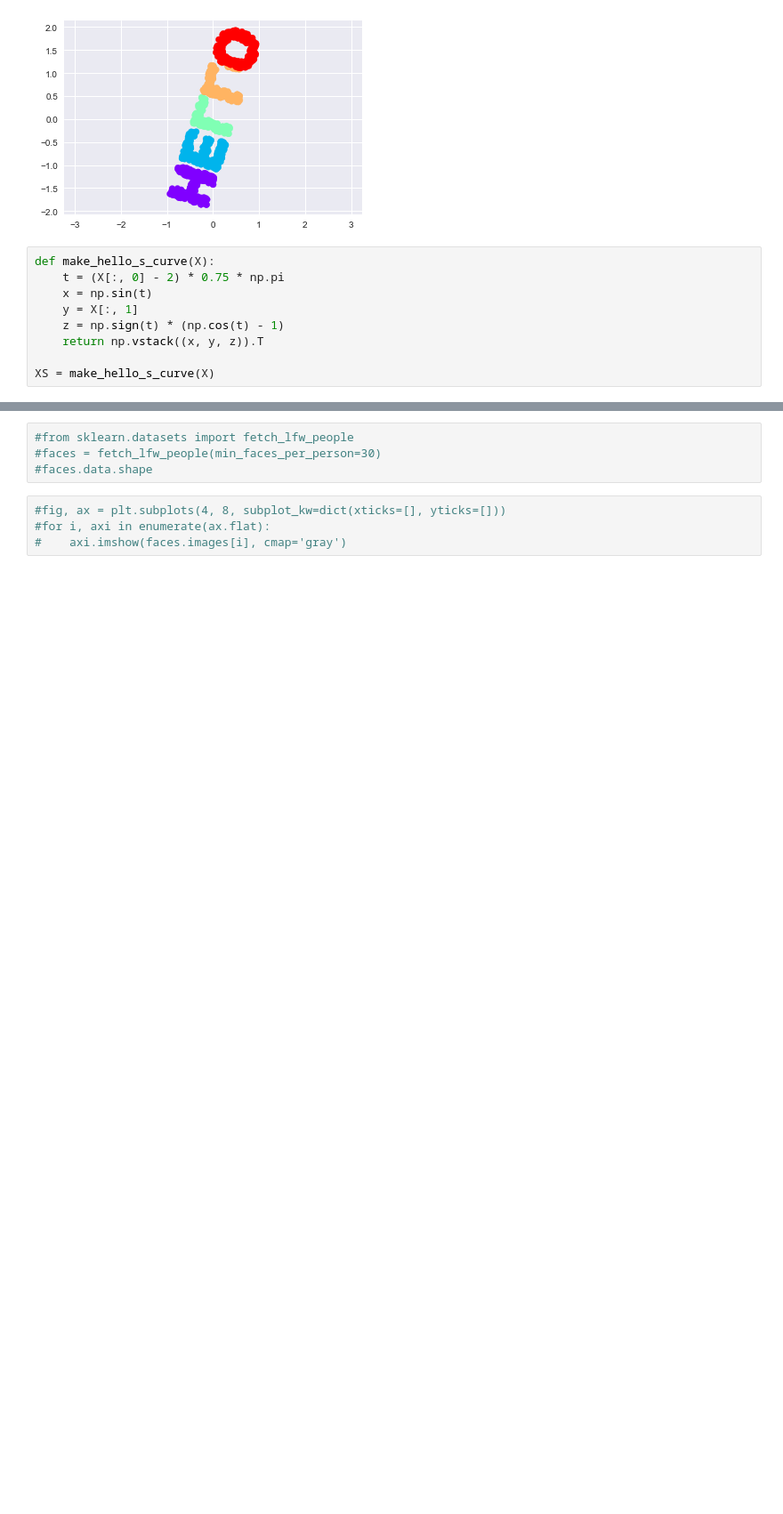
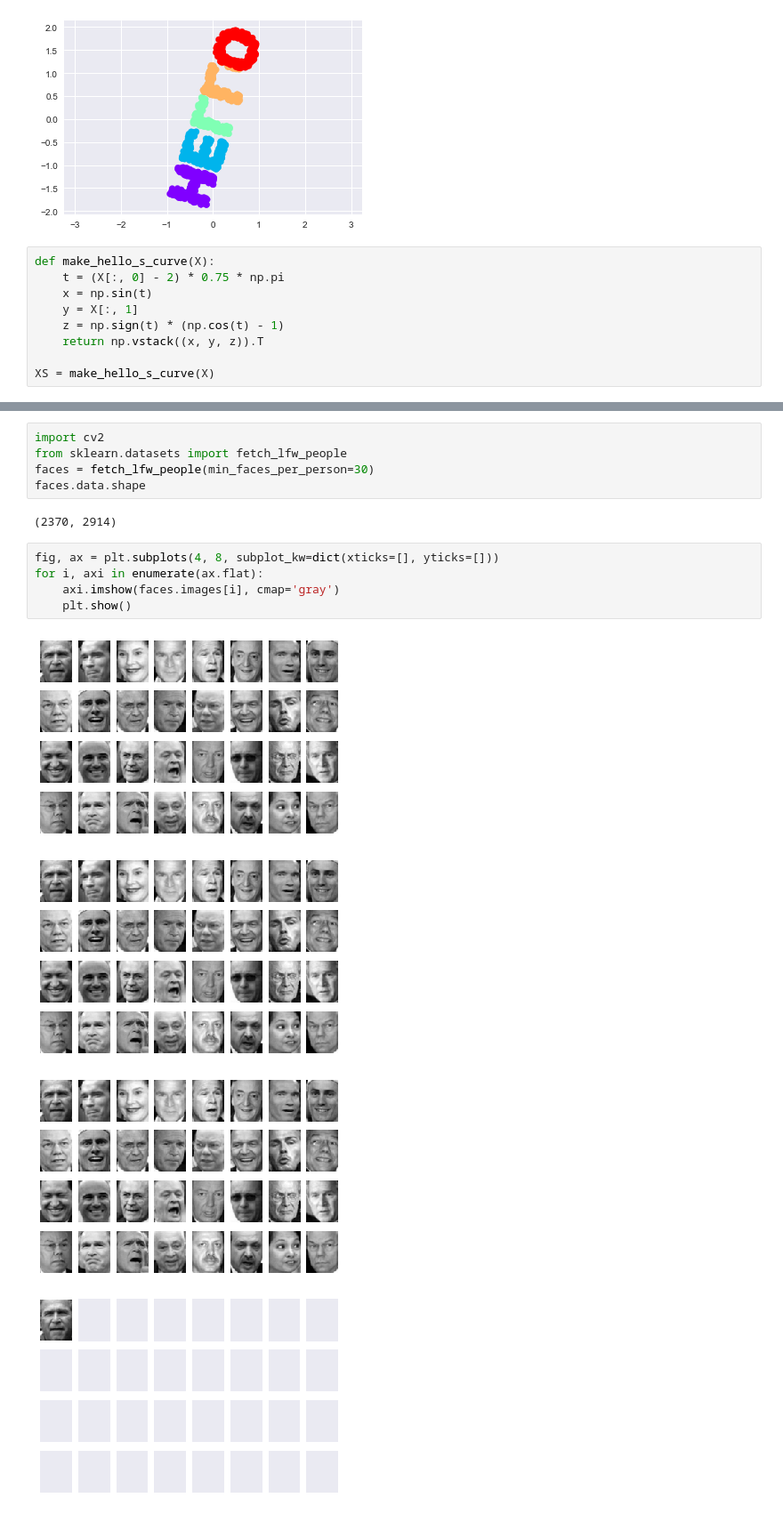
Before and after one commit to ostk0069/manifold_learning, a Jupyter notebook: manifold.ipynb, the cells around one changed output, grey strips where cells are left out. Shown at 89% size. Saved outputs shown, nothing was run; the diff lists cells and outputs as text; blank space fills up the shorter version.

```diff
--- a/manifold.ipynb
+++ b/manifold.ipynb
@@ -129,10 +137,19 @@ ax.set_ylim(0.15, -0.15);
 # %% [output]
 [figure]
 # %%
-#from sklearn.datasets import fetch_lfw_people
-#faces = fetch_lfw_people(min_faces_per_person=30)
-#faces.data.shape
+import cv2
+from sklearn.datasets import fetch_lfw_people
+faces = fetch_lfw_people(min_faces_per_person=30)
+faces.data.shape
+# %% [output]
+(2370, 2914)
 # %%
-#fig, ax = plt.subplots(4, 8, subplot_kw=dict(xticks=[], yticks=[]))
-#for i, axi in enumerate(ax.flat):
-#    axi.imshow(faces.images[i], cmap='gray')
+fig, ax = plt.subplots(4, 8, subplot_kw=dict(xticks=[], yticks=[]))
+for i, axi in enumerate(ax.flat):
+    axi.imshow(faces.images[i], cmap='gray')
+    plt.show()
+# %% [output]
+[figure, added]
+[figure, added]
+[figure, added]
+[figure, added]
```
Also changed, not shown: parts of 13 cells of this notebook, 1 other file.
